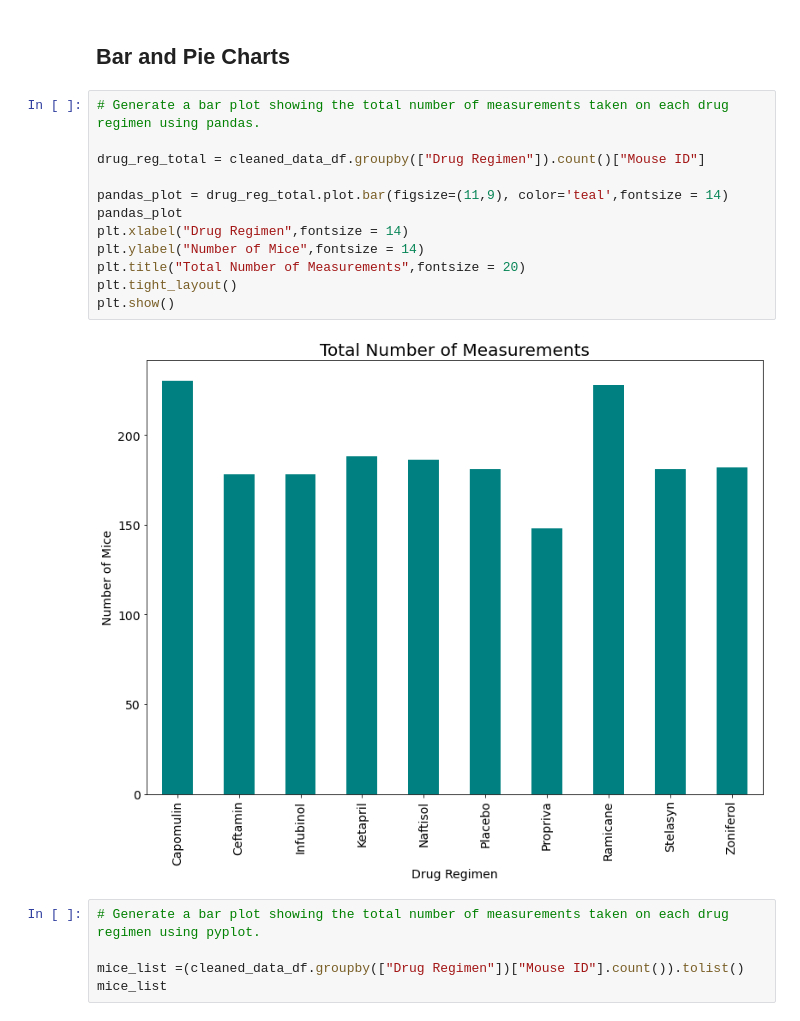
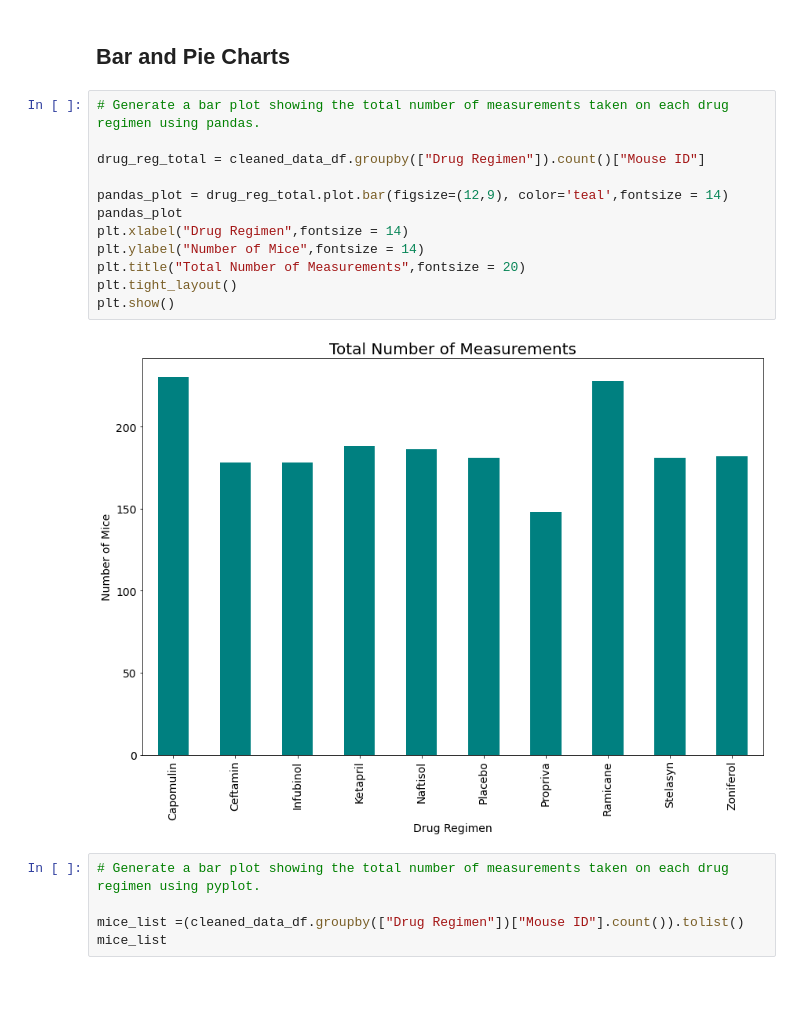
Before and after one commit to Claude-Hanfou/Pymaceuticals-Analysis, a Jupyter notebook: Pymaceuticals/Pymaceutical_start.ipynb, the cells around one changed output. Drawn from its saved outputs; the diff is of its cells as text; blank space fills up the shorter version.

```diff
--- a/Pymaceuticals/Pymaceutical_start.ipynb
+++ b/Pymaceuticals/Pymaceutical_start.ipynb
@@ -122,17 +122,17 @@ summary_table.head(10)
 # %%
 # Generate a bar plot showing the total number of measurements taken on each drug regimen using pandas.
 
 drug_reg_total = cleaned_data_df.groupby(["Drug Regimen"]).count()["Mouse ID"]
 
-pandas_plot = drug_reg_total.plot.bar(figsize=(11,9), color='teal',fontsize = 14)
+pandas_plot = drug_reg_total.plot.bar(figsize=(12,9), color='teal',fontsize = 14)
 pandas_plot
 plt.xlabel("Drug Regimen",fontsize = 14)
 plt.ylabel("Number of Mice",fontsize = 14)
 plt.title("Total Number of Measurements",fontsize = 20)
 plt.tight_layout()
 plt.show()
 # %% [output]
-[figure, old version]
+[figure, new version]
 # %%
 # Generate a bar plot showing the total number of measurements taken on each drug regimen using pyplot.
 
```
Also changed, not shown: parts of 5 cells of this notebook.
